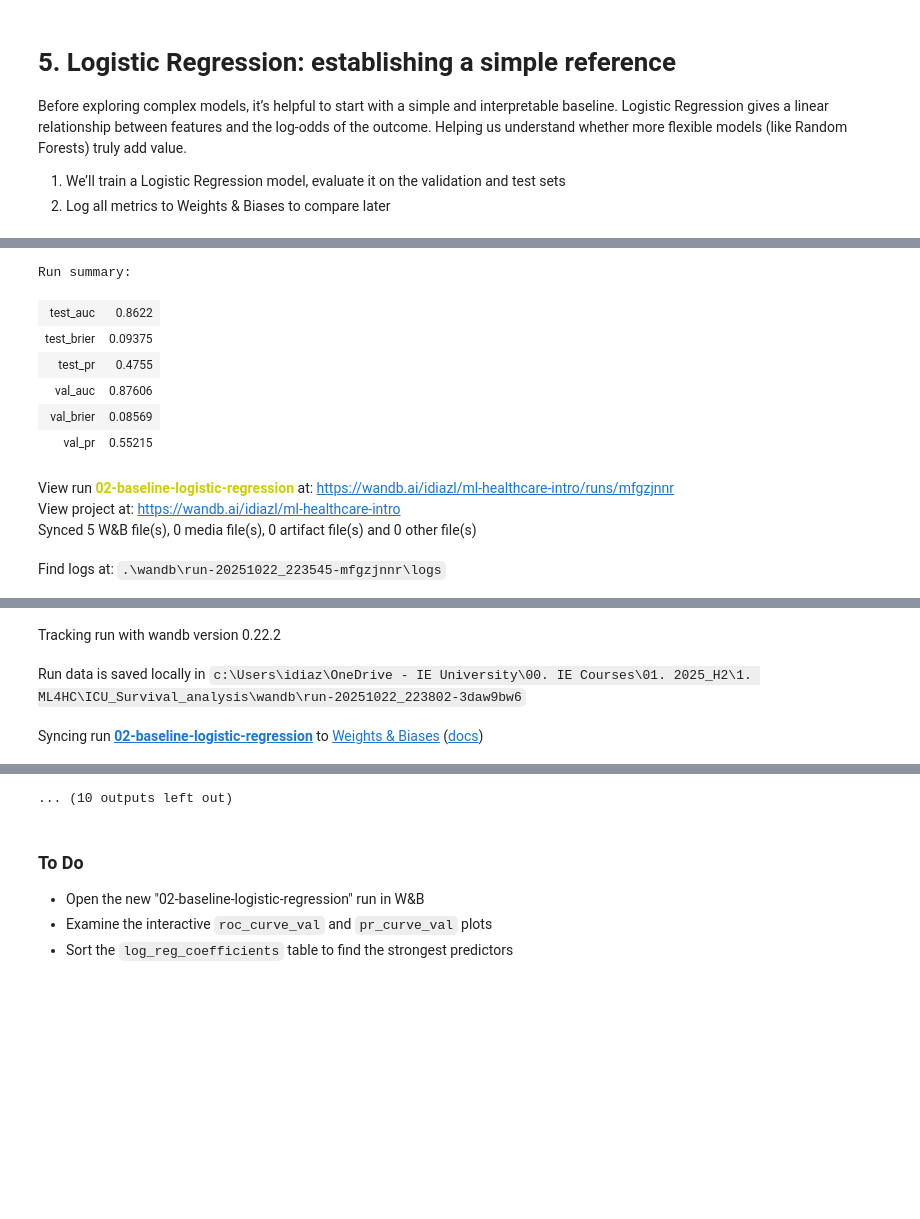
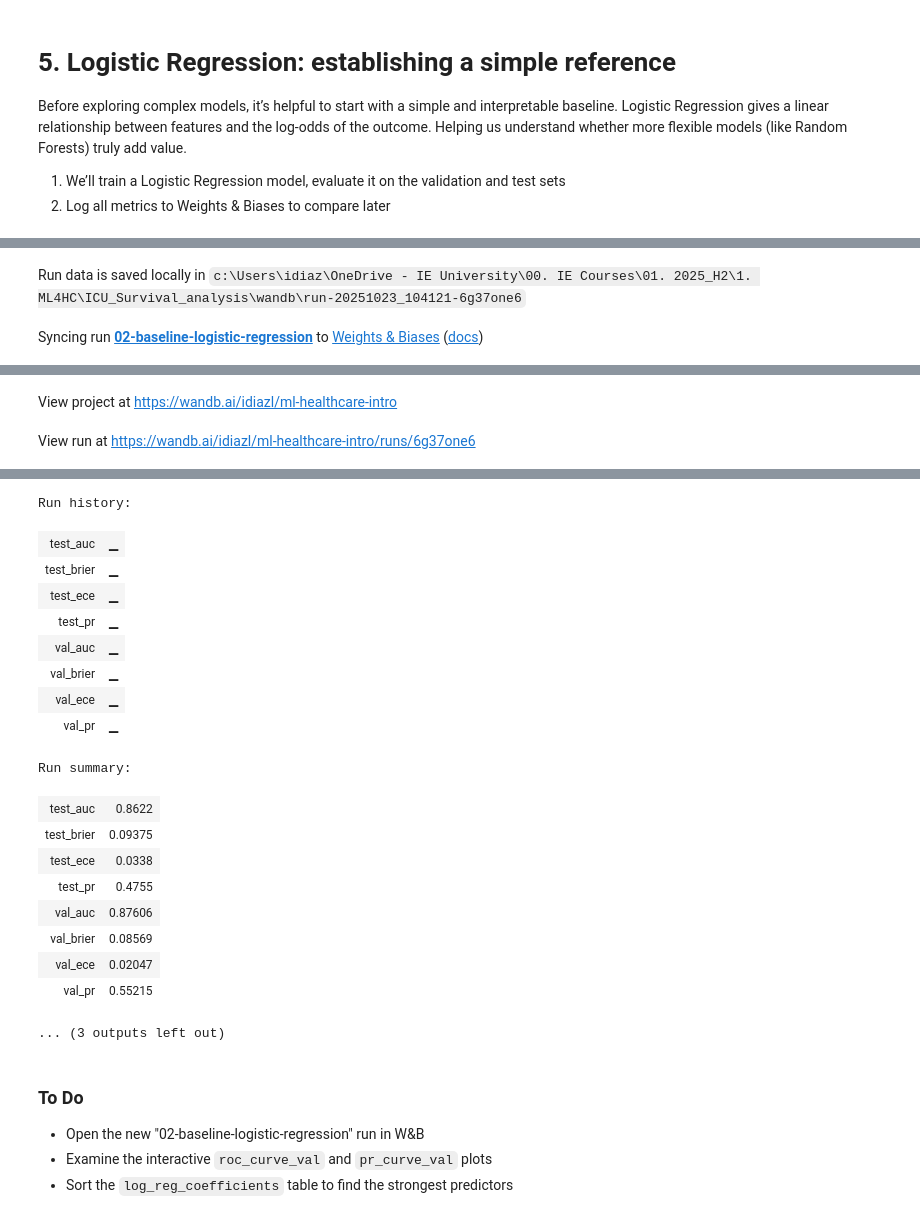
Before and after one commit to IE-ML-for-Healthcare/ICU_Survival_analysis, a Jupyter notebook: 04_ICU_ML_LR_DT_RF.ipynb, the cells around one changed output, grey strips where cells are left out. Cells and saved outputs as stored; diff of their text form; code cells hidden in the pictures; blank space fills up the shorter version.

```diff
--- a/04_ICU_ML_LR_DT_RF.ipynb
+++ b/04_ICU_ML_LR_DT_RF.ipynb
@@ -285,12 +285,28 @@ run = wandb.init(
     reinit=True,
 )
 
+# --- Helper function for calibration ---
+def calibration_table(y_true, y_prob, n_bins=10):
+    if isinstance(y_true, pd.Series):
+        y_true = y_true.values
+    q = pd.qcut(y_prob, q=n_bins, duplicates="drop")
+    dfb = pd.DataFrame({"y_true": y_true, "y_prob": y_prob, "bin": q})
+    agg = dfb.groupby("bin", observed=False).agg(
+        mean_prob=("y_prob", "mean"),
+        observed_rate=("y_true", "mean"),
+        count=("y_true", "size")
+    ).reset_index()
+    agg["bin"] = agg["bin"].astype(str)
+    weights = agg["count"] / agg["count"].sum()
+    ece = float(np.sum(weights * np.abs(agg["observed_rate"] - agg["mean_prob"])))
+    return agg, ece
+# --- End Helper ---
+
 # Train
 log_reg = LogisticRegression(max_iter=500, solver="liblinear", random_state=SEED)
 log_reg.fit(X_train_t, y_train)
 
 # Predict probabilities
-# y_val_prob is (n_samples,) for the positive class (1)
 y_val_prob = log_reg.predict_proba(X_val_t)[:, 1]
 y_test_prob = log_reg.predict_proba(X_test_t)[:, 1]
 
@@ -298,7 +314,6 @@ y_test_prob = log_reg.predict_proba(X_test_t)[:, 1]
 val_auc = roc_auc_score(y_val, y_val_prob)
 val_pr  = average_precision_score(y_val, y_val_prob)
 val_brier = brier_score_loss(y_val, y_val_prob)
-
 test_auc = roc_auc_score(y_test, y_test_prob)
 test_pr  = average_precision_score(y_test, y_test_prob)
 test_brier = brier_score_loss(y_test, y_test_prob)
@@ -312,35 +327,38 @@ wandb.log({
     "test_brier": test_brier
 })
 
-# --- CORRECTION: ---
+# --- Log Calibration Metrics ---
+cal_val_tbl, val_ece = calibration_table(y_val, y_val_prob)
+cal_test_tbl, test_ece = calibration_table(y_test, y_test_prob)
+wandb.log({
+    "val_ece": val_ece, "test_ece": test_ece,
+    "calibration_table_val": wandb.Table(dataframe=cal_val_tbl),
+    "calibration_table_test": wandb.Table(dataframe=cal_test_tbl)
+})
+
 # Create the 2D probability array that wandb.plot expects
-# Shape: (n_samples, 2)
-# Column 0: Prob(Class 0 == Survived) = 1.0 - y_val_prob
-# Column 1: Prob(Class 1 == Died)     = y_val_prob
 y_val_probas_2d = np.stack([1.0 - y_val_prob, y_val_prob], axis=1)
 
-# Pass the 2D array and REMOVE the 'labels' argument.
-# wandb will correctly map Class 0 and Class 1 to the two columns.
+# Pass the 2D array and remove the 'labels' argument
 wandb.log({
     "roc_curve_val": wandb_roc_curve(y_val.values, y_val_probas_2d),
     "pr_curve_val": wandb_pr_curve(y_val.values, y_val_probas_2d)
 })
 
-# Coefficients for transparency (this is good, keep it)
+# Coefficients for transparency
 coef_df = pd.DataFrame({"feature": X_train_t.columns, "coefficient": log_reg.coef_[0]})
 coef_tbl = wandb.Table(dataframe=coef_df.sort_values("coefficient", ascending=False))
 wandb.log({"log_reg_coefficients": coef_tbl})
 
-# Predictions table sample (this is good, keep it)
+# Predictions table sample
 pred_sample = pd.DataFrame({
     "id": X_val.index if ID_COL is None else X_val.index,
     "y_true": y_val.values,
     "y_prob": y_val_prob
 }).sample(n=min(500, len(y_val)), random_state=SEED)
-
 wandb.log({"predictions_val_sample": wandb.Table(dataframe=pred_sample)})
 
 run.finish()
 
-print(f"LR validation AUROC {val_auc:.3f}, AUPRC {val_pr:.3f}, Brier {val_brier:.3f}")
+print(f"LR validation AUROC {val_auc:.3f}, AUPRC {val_pr:.3f}, Brier {val_brier:.3f}, ECE {val_ece:.3f}")
 # %% [output]
@@ -356,11 +368,2 @@ Run history:
-Run summary:
-| test_auc | 0.8622 |
-| test_brier | 0.09375 |
-| test_pr | 0.4755 |
-| val_auc | 0.87606 |
-| val_brier | 0.08569 |
-| val_pr | 0.55215 |
-View run 02-baseline-logistic-regression at: https://wandb.ai/idiazl/ml-healthcare-intro/runs/mfgzjnnr
-View project at: https://wandb.ai/idiazl/ml-healthcare-intro
-Synced 5 W&B file(s), 0 media file(s), 0 artifact file(s) and 0 other file(s)
+Run data is saved locally in c:\Users\idiaz\OneDrive - IE University\00. IE Courses\01. 2025_H2\1. ML4HC\ICU_Survival_analysis\wandb\run-20251023_104121-6g37one6
-Find logs at: .\wandb\run-20251022_223545-mfgzjnnr\logs
+Syncing run 02-baseline-logistic-regression to Weights & Biases (docs)
@@ -368,3 +370,2 @@ Find logs at: .\wandb\run-20251022_223545-mfgzjnnr\logs
-Tracking run with wandb version 0.22.2
+View project at https://wandb.ai/idiazl/ml-healthcare-intro
-Run data is saved locally in c:\Users\idiaz\OneDrive - IE University\00. IE Courses\01. 2025_H2\1. ML4HC\ICU_Survival_analysis\wandb\run-20251022_223802-3daw9bw6
+View run at https://wandb.ai/idiazl/ml-healthcare-intro/runs/6g37one6
-Syncing run 02-baseline-logistic-regression to Weights & Biases (docs)
@@ -371,4 +373,22 @@ Syncing run 02-baseline-logistic-regression to Weights & Biases (docs)
+Run history:
+| test_auc | ▁ |
+| test_brier | ▁ |
+| test_ece | ▁ |
+| test_pr | ▁ |
+| val_auc | ▁ |
+| val_brier | ▁ |
+| val_ece | ▁ |
+| val_pr | ▁ |
-... (10 outputs left out)
+Run summary:
+| test_auc | 0.8622 |
+| test_brier | 0.09375 |
+| test_ece | 0.0338 |
+| test_pr | 0.4755 |
+| val_auc | 0.87606 |
+| val_brier | 0.08569 |
+| val_ece | 0.02047 |
+| val_pr | 0.55215 |
+... (3 outputs left out)
 # %% [markdown]
 ### To Do
 - Open the new "02-baseline-logistic-regression" run in W&B
```
Also changed, not shown: parts of 8 cells of this notebook, 46 other files.
